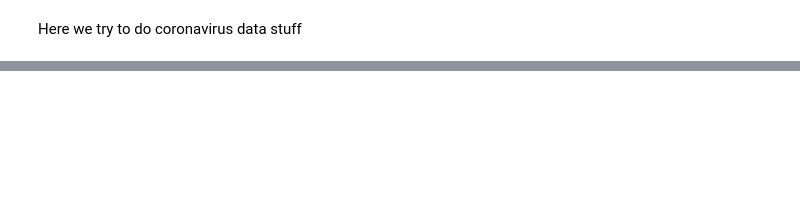
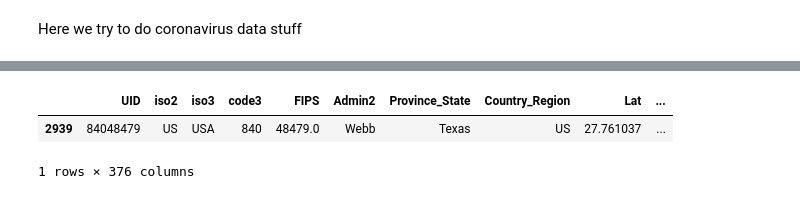
Before and after one commit to pas3n7/ColabDataScienceLearning, a Jupyter notebook: Coronavirusbytrumpiness.ipynb, the cells around one changed output, grey strips where cells are left out. Cells and saved outputs as stored; diff of their text form; code cells hidden in the pictures; blank space fills up the shorter version.

```diff
--- a/Coronavirusbytrumpiness.ipynb
+++ b/Coronavirusbytrumpiness.ipynb
@@ -45 +32,7 @@ coronadata
+# %%
+coronadata[(coronadata['Province_State'] == "Texas") & (coronadata['Admin2'] == "Webb")]
+# %% [output]
+|  | UID | iso2 | iso3 | code3 | FIPS | Admin2 | Province_State | Country_Region | Lat | ... |
+| 2939 | 84048479 | US | USA | 840 | 48479.0 | Webb | Texas | US | 27.761037 | ... |
+1 rows × 376 columns
 # %%
```
Also changed, not shown: parts of 10 cells of this notebook.
